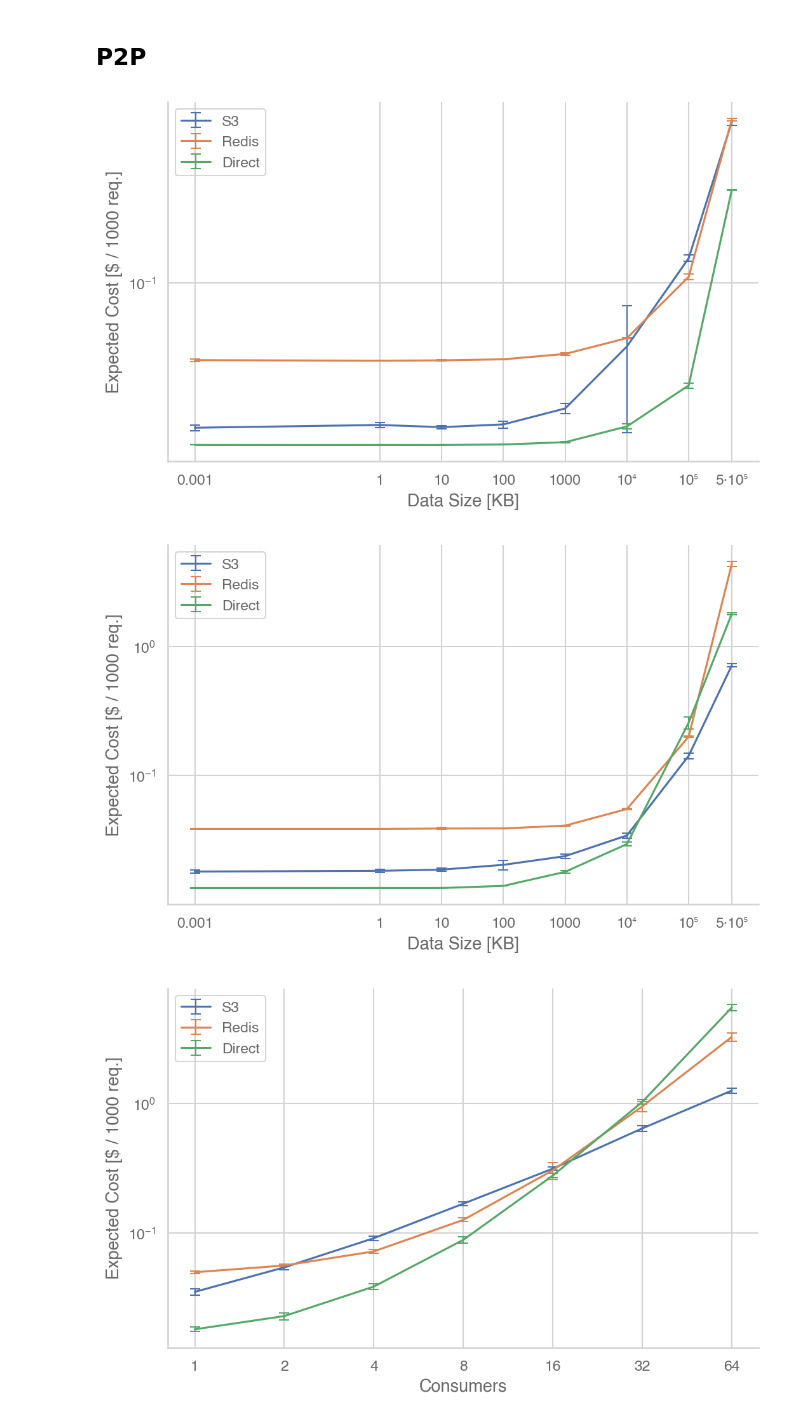
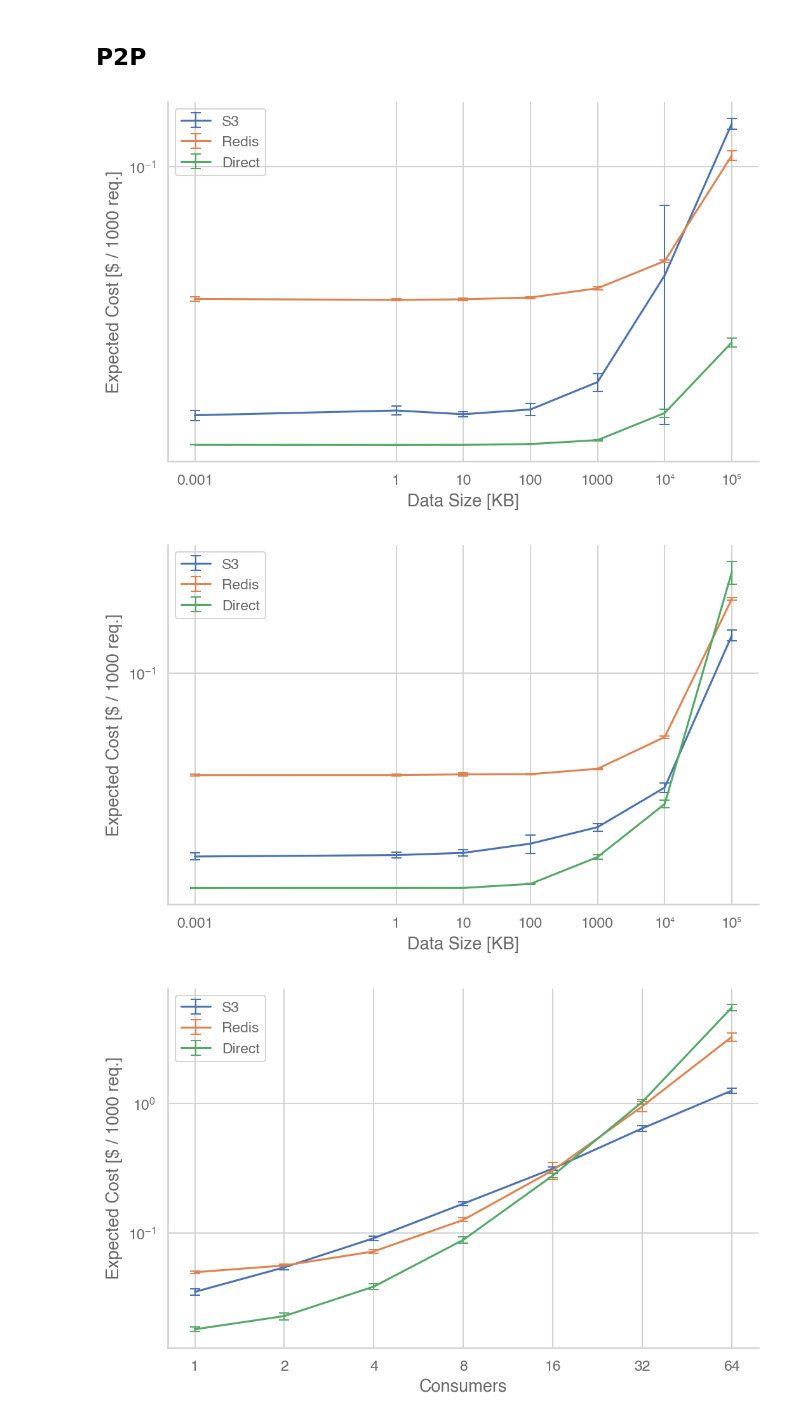
Before and after one commit to OpenCoreCH/LambdaCommBenchmarks, a Jupyter notebook: analysis/lambda_comm_benchmarks.ipynb, the cells around one changed output. Cells and saved outputs as stored; diff of their text form; code cells hidden in the pictures.

```diff
--- a/analysis/lambda_comm_benchmarks.ipynb
+++ b/analysis/lambda_comm_benchmarks.ipynb
@@ -212,6 +212,8 @@ for experiment_name, exp_base_path in exp_analysis.items():
     lower_error = []
     upper_error = []
     for file_size in sorted(deltas):
+        if file_size == 500000000:
+            continue
         values = list(deltas[file_size].values())
         val = file_size / np.median(values) / 1000
         mean = np.mean(values)
@@ -394,6 +396,8 @@ for experiment_name, exp_base_path in experiments.items():
     lower_error = []
     upper_error = []
     for file_size in sorted(deltas):
+        if file_size == 500000000:
+            continue
         values = list(deltas[file_size].values())
         agg_bandwidths = []
         for run_arr in values:
@@ -422,6 +426,8 @@ for experiment_name, exp_base_path in experiments.items():
     lower_error = []
     upper_error = []
     for file_size in sorted(deltas):
+        if file_size == 500000000:
+            continue
         values = list(deltas[file_size].values())
         run_means = []
         run_latencies = []
@@ -575,6 +581,8 @@ for experiment_name, means in p2p_experiment_means.items():
     plot_data = {}
     lower_error, upper_error = [], []
     for file_size, mean in means.items():
+        if file_size == 500000000:
+            continue
         mean_lb = mean - p2p_experiment_cis[experiment_name][file_size]
         mean_ub = mean + p2p_experiment_cis[experiment_name][file_size]
         c_faas = calc_faas_cost(1, 1, mean / 1000, R, 2)
@@ -595,7 +603,7 @@ ax.legend()
 fig.savefig(os.path.join(OUTPUT_PATH, "p2p_costs.pdf"))
 plt.show()
 # %% [output]
-[figure, old version]
+[figure, new version]
 # %%
 fig = plt.figure(figsize=(8,5))
 ax = fig.add_subplot()
@@ -604,35 +612,37 @@ ax.set_yscale('log')
 ax.set_xlabel("Data Size [KB]")
 ax.set_ylabel("Expected Cost [$ / 1000 req.]")
 ax.set_xticks(list(one_to_many_performance_means["S3"].keys()))
 ax.set_xticklabels(format_xticks(one_to_many_performance_means["S3"].keys()))
 for experiment_name, means in one_to_many_performance_means.items():
     R = 1000
     r = 1000
     g = 20
     plot_data = {}
     lower_error, upper_error = [], []
     for file_size, mean in means.items():
+        if file_size == 500000000:
+            continue
         mean_lb = mean - one_to_many_performance_cis[experiment_name][file_size]
         mean_ub = mean + one_to_many_performance_cis[experiment_name][file_size]
         c_faas = calc_faas_cost(1, 1, mean / 1000, R, 2)
         c_faas_lb = calc_faas_cost(1, 1, mean_lb / 1000, R, 2)
         c_faas_ub = calc_faas_cost(1, 1, mean_ub / 1000, R, 2)
         if experiment_name == "S3":
             c_channel = calc_object_cost(1, 1, R, g)
         elif experiment_name == "Redis":
-            c_channel = calc_redis_cost(R, r)
+            c_channel = calc_kv_cost(R, r)
         elif experiment_name == "Direct":
             c_channel = calc_direct_cost(R, r)
         plot_data[file_size] = c_faas + c_channel
         upper_error.append(c_faas_ub - c_faas)
         lower_error.append(c_faas - c_faas_lb)
     ax.errorbar(plot_data.keys(), plot_data.values(), [lower_error, upper_error], elinewidth=1, capsize=4, label=experiment_name)
 
 ax.legend()
 fig.savefig(os.path.join(OUTPUT_PATH, "one-to-many_performance_costs.pdf"))
 plt.show()
 # %% [output]
-[figure, old version]
+[figure, new version]
 # %%
 fig = plt.figure(figsize=(8,5))
 ax = fig.add_subplot()
```
Also changed, not shown: parts of 9 cells of this notebook.
